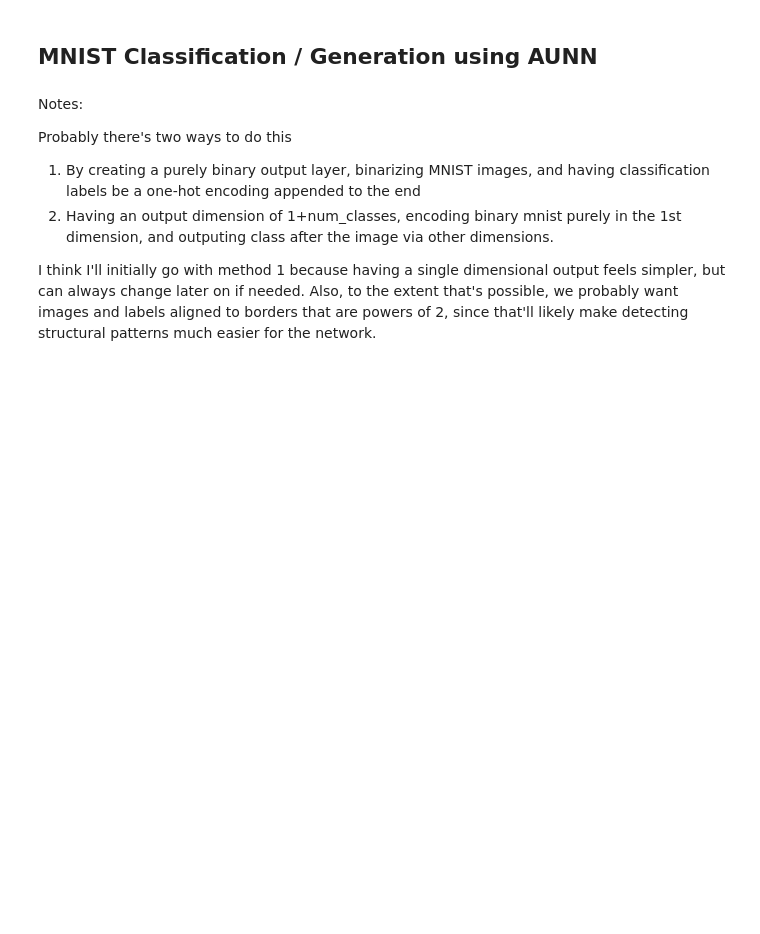
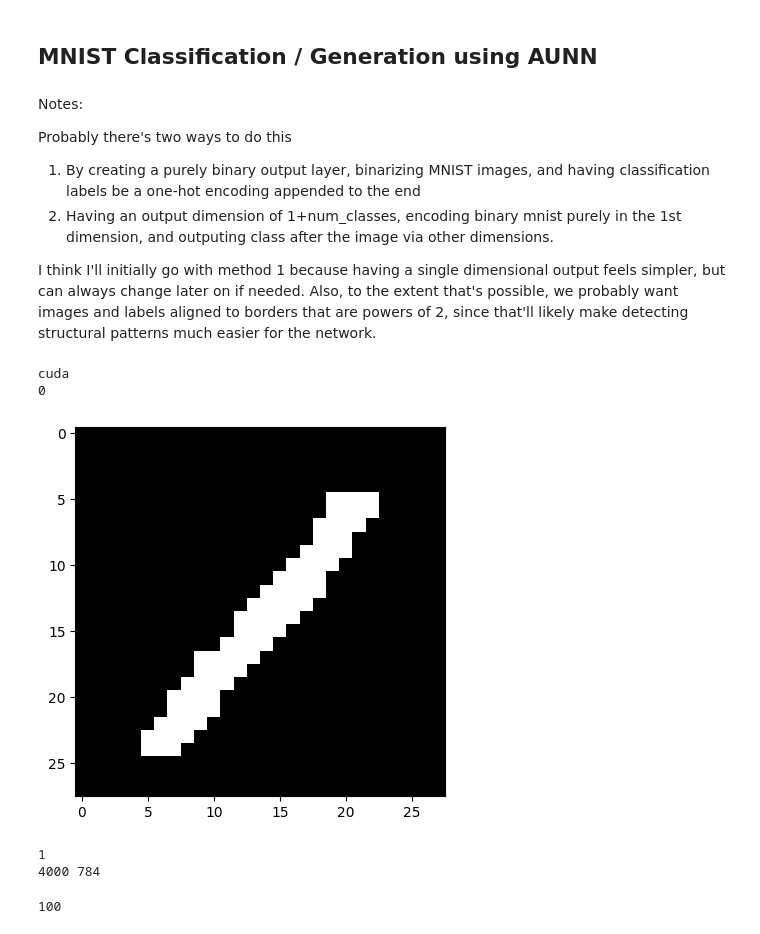
Before and after one commit to ethan-w-roland/AUNN, a Jupyter notebook: MNIST_experiment.ipynb, the cells around one changed output. Drawn from its saved outputs; the diff is of its cells as text; code cells hidden in the pictures; blank space fills up the shorter version.

Commit message:
mnist dev

```diff
--- a/MNIST_experiment.ipynb
+++ b/MNIST_experiment.ipynb
@@ -18,8 +18,15 @@ import numpy as np
 from tqdm.notebook import tqdm
 from matplotlib import pyplot as plt
 
-random.seed(42)
-
 device = torch.device('cuda' if torch.cuda.is_available() else 'cpu')
 print(device)
+
+#deallocate all cuda memory
+torch.cuda.empty_cache()
+
+#print cuda memory
+print(torch.cuda.memory_allocated())
+# %% [output]
+cuda
+0
 # %%
@@ -153,8 +197,56 @@ class AUNNModel(nn.Module):
+# %%
+from pathlib import Path
+
+cur_dir = Path().resolve()
+input_path = cur_dir / 'mnist'
+training_images_filepath = input_path / 'train-images.idx3-ubyte'
+training_labels_filepath = input_path /'train-labels.idx1-ubyte'
+test_images_filepath = input_path / 't10k-images.idx3-ubyte'
+test_labels_filepath = input_path / 't10k-labels.idx1-ubyte'
+
+# images, labels = load_mnist(test_images_filepath, test_labels_filepath)
+images, labels = load_mnist(training_images_filepath, training_labels_filepath)
+
+keep_labels = [0,1,2,3] #DEBUG
+label_inds = {}
+for i, lbl in enumerate(labels):
+    if lbl in keep_labels:
+        if lbl not in label_inds:
+            label_inds[lbl] = []
+        if len(label_inds[lbl]) < 1000:
+            label_inds[lbl].append(i)
+indices = []
+for lbl in keep_labels:
+    indices.extend(label_inds[lbl])
+
+random.seed(42)
+random.shuffle(indices)
+
+images = [images[i] for i in indices]
+labels = [labels[i] for i in indices]
+
+num_entries = len(images)
+img_size = len(images[0].flatten())
+
+plt.imshow(images[0], cmap='gray')
+plt.show()
+print(labels[0])
+print(num_entries, img_size)
+# %% [output]
+[figure, added]
+1
+4000 784
 # %%
 # Hyperparameters
 
-embedd_dim = 64
-num_layers = 4     # Must be even and at least 2 (bc of skip connections)
-hidden_dim = 128   # Size of hidden layers
-batch_size = 8192  # Adjust batch size for efficiency
-num_epochs = 500
+embedd_dim = 128
+num_layers = 8     # Must be even and at least 2 (bc of skip connections)
+hidden_dim = 256   # Size of hidden layers
+output_dim = 2
+num_epochs = 10000
+entries_per_batch = 1
+assert num_entries % entries_per_batch == 0, "num_entries must be divisible by entries_per_batch"
+num_batches = num_entries // entries_per_batch
+print(num_batches)
+# %% [output]
+100
```
Also changed, not shown: parts of 27 cells of this notebook, 4 other files.
